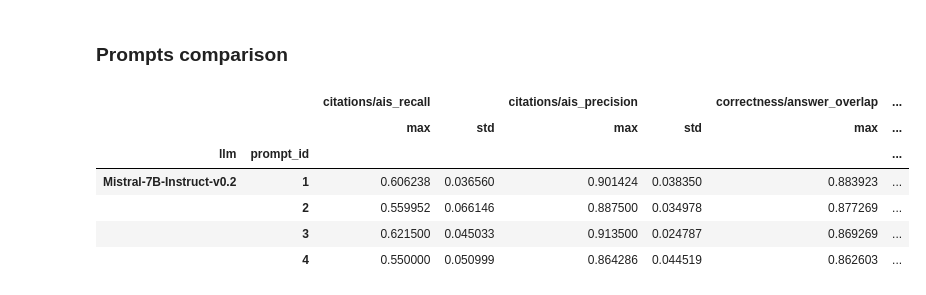
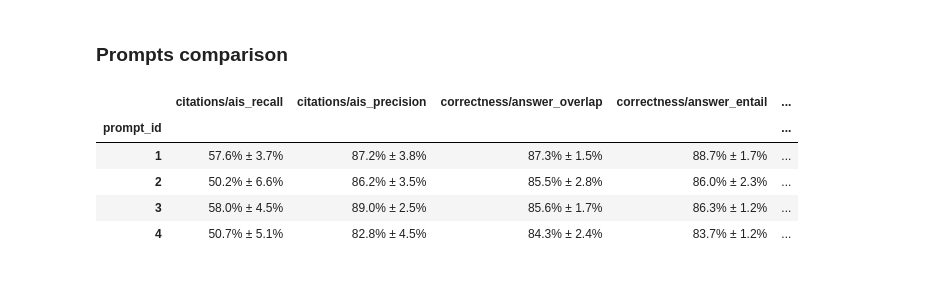
Before and after one commit to tdolega/rag-tge, a Jupyter notebook: src/results.ipynb, the cells around one changed output. Cells and saved outputs as stored; diff of their text form; code cells hidden in the pictures.

```diff
--- a/src/results.ipynb
+++ b/src/results.ipynb
@@ -56,15 +57,33 @@ Dropping columns: ['citations/sentences', 'citations/citations', 'quality/new_qu
 eval_split = all_num_results[all_num_results["question_idx"] < EVAL_SIZE]
 train_split = all_num_results[all_num_results["question_idx"] >= EVAL_SIZE]
 # %%
-AGG_FUNC = "max"
+SAMPLES_AGG_FUNC = "mean" # or "max"
 
+def merge_mean_std(df):
+    ndf = pd.DataFrame()
+    for (main_column, sub_column) in df.columns[::2]:
+        if sub_column == "":
+            ndf[main_column] = df[main_column]
+        else:
+            main = df[main_column][SAMPLES_AGG_FUNC]
+            std = df[main_column]["std"]
+            if main_column in ["citations/ais_recall", "citations/ais_precision", "correctness/answer_overlap", "correctness/answer_entail", "correctness/citations_recall", "correctness/citations_precision", "quality/answer_relevance"]:
+                main = (main * 100).round(1).astype(str) + "%"
+                std = (std * 100).round(1).astype(str) + "%"
+            else:
+                main = main.round(1).astype(str)
+                std = std.round(1).astype(str)
+            # std = std.str.rjust(5, " ") # doesn't work for some reason
+            ndf[main_column] = main + " ± " + std
+    return ndf
 
 def aggregate(split):
     split = split.drop(columns=["question_idx"])
-    results_with_std_for_each_question = split.groupby([*params_names, "question_id"]).agg([AGG_FUNC, "std"])
+    results_with_std_for_each_question = split.groupby([*params_names, "question_id"]).agg([SAMPLES_AGG_FUNC, "std"])
     results_for_each_model = results_with_std_for_each_question.groupby(params_names)
     results = results_for_each_model.mean()
     results["n_questions"] = results_for_each_model.size()
+    results = merge_mean_std(results)
     return results
 
 
@@ -76,28 +95,28 @@ if eval_results["n_questions"].nunique() != 1:
 # %%
 display(Markdown("### Prompts comparison"))
 parameter_results = eval_results[eval_results.index.get_level_values("llm") == "Mistral-7B-Instruct-v0.2"]
 
 
 def show_cleaned_results(short_eval_display, keep_index_name=None):
     short_eval_display = short_eval_display.copy()
-    for index_name in ["temperature", "nli", "ellm", "sim", "prompt_id"]:
-        if index_name == keep_index_name:
+    for index_name in ["llm", "temperature", "nli", "ellm", "sim", "prompt_id"]:
+        if index_name == keep_index_name or index_name not in short_eval_display.index.names:
             continue
         short_eval_display = remove_index(short_eval_display, index_name)
     important_columns = ["citations/ais_recall", "citations/ais_precision", "correctness/answer_overlap", "correctness/answer_entail", "correctness/citations_recall", "correctness/citations_precision", "quality/answer_relevance"]
     short_eval_display = short_eval_display[important_columns]
     return short_eval_display
 
 
-show_cleaned_results(parameter_results[parameter_results.index.get_level_values("temperature") == "0.1"], keep_index_name="prompt_id")
+prompts_comparison = show_cleaned_results(parameter_results[parameter_results.index.get_level_values("temperature") == "0.1"], keep_index_name="prompt_id")
+prompts_comparison
 # %% [output]
 ### Prompts comparison
-|  |  | citations/ais_recall |  | citations/ais_precision |  | correctness/answer_overlap | ... |
-|  |  | max | std | max | std | max | ... |
-| llm | prompt_id |  |  |  |  |  | ... |
-| Mistral-7B-Instruct-v0.2 | 1 | 0.606238 | 0.036560 | 0.901424 | 0.038350 | 0.883923 | ... |
-|  | 2 | 0.559952 | 0.066146 | 0.887500 | 0.034978 | 0.877269 | ... |
-|  | 3 | 0.621500 | 0.045033 | 0.913500 | 0.024787 | 0.869269 | ... |
-|  | 4 | 0.550000 | 0.050999 | 0.864286 | 0.044519 | 0.862603 | ... |
+|  | citations/ais_recall | citations/ais_precision | correctness/answer_overlap | correctness/answer_entail | ... |
+| prompt_id |  |  |  |  | ... |
+| 1 | 57.6% ± 3.7% | 87.2% ± 3.8% | 87.3% ± 1.5% | 88.7% ± 1.7% | ... |
+| 2 | 50.2% ± 6.6% | 86.2% ± 3.5% | 85.5% ± 2.8% | 86.0% ± 2.3% | ... |
+| 3 | 58.0% ± 4.5% | 89.0% ± 2.5% | 85.6% ± 1.7% | 86.3% ± 1.2% | ... |
+| 4 | 50.7% ± 5.1% | 82.8% ± 4.5% | 84.3% ± 2.4% | 83.7% ± 1.2% | ... |
 # %%
 display(Markdown("### Temperature comparison"))
```
Also changed, not shown: parts of 8 cells of this notebook.
